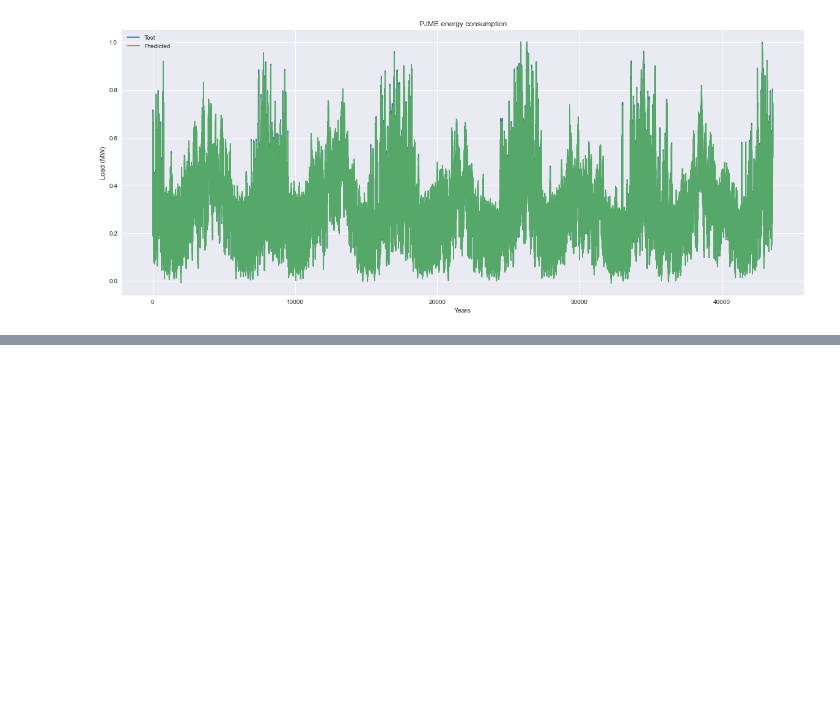
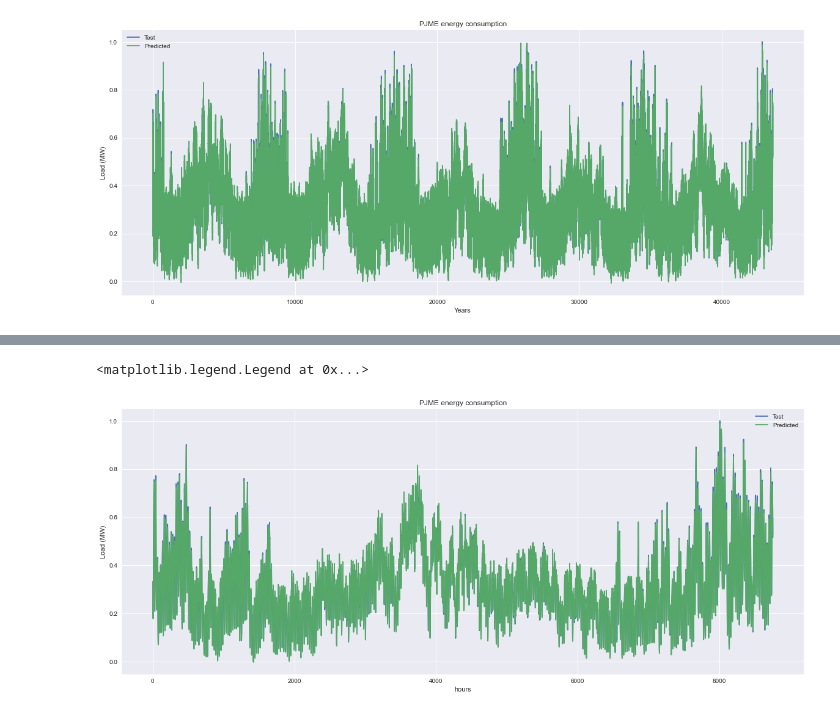
Before and after one commit to raid-teyar/EneregyConsumption, a Jupyter notebook: energy_consumption.ipynb, the cells around one changed output, grey strips where cells are left out. Saved outputs shown, nothing was run; the diff lists cells and outputs as text; code cells hidden in the pictures; blank space fills up the shorter version.

```diff
--- a/energy_consumption.ipynb
+++ b/energy_consumption.ipynb
@@ -429,0 +430,12 @@ plt.legend()
+# %%
+# checking predictions for a year
+y_pred = best_model.predict(x_test[-24*365:])
+# plotting the predicted values
+plt.figure(figsize=(20, 8))
+plt.plot(y_test[-24*365:], label='Test')
+plt.plot(y_pred, label='Predicted')
+plt.xlabel('hours')
+plt.ylabel('Load (MW)')
+plt.title('PJME energy consumption')
+plt.legend()
+# %% [output]
@@ -429,0 +443,2 @@ plt.legend()
+<matplotlib.legend.Legend at 0x...>
+[figure, added]
```
Also changed, not shown: parts of 8 cells of this notebook.
